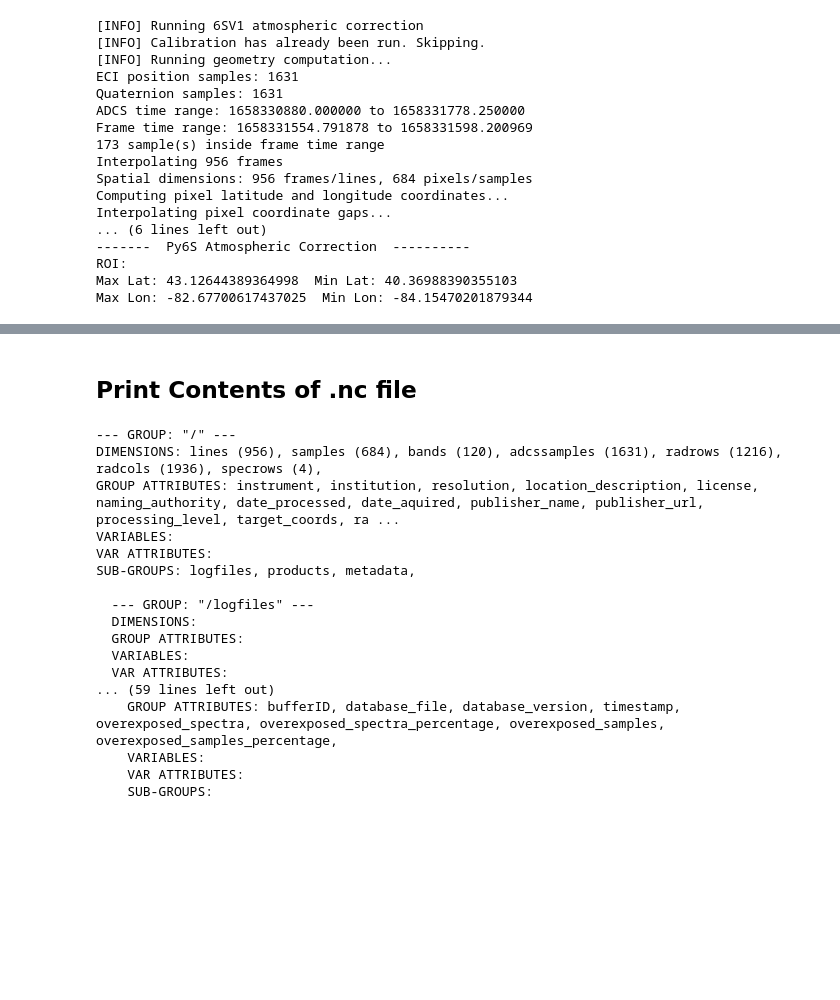
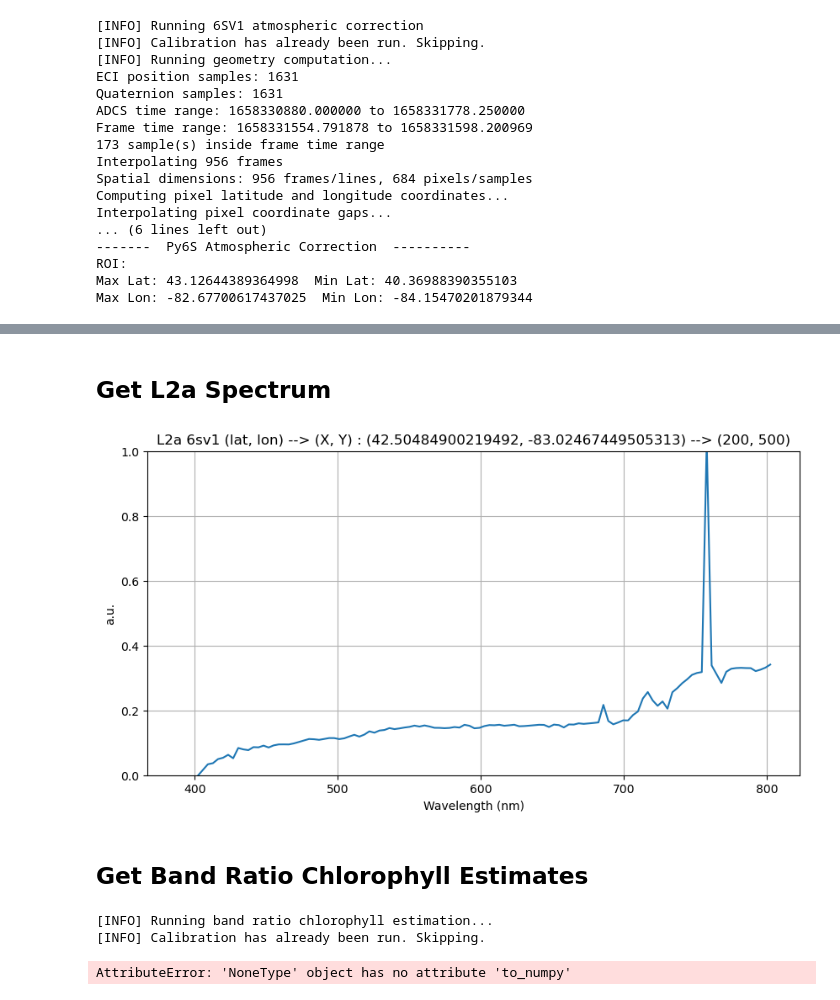
Before and after one commit to NTNU-SmallSat-Lab/hypso-package, a Jupyter notebook: demo/demo.ipynb, the cells around one changed output, grey strips where cells are left out. Cells and saved outputs as stored; diff of their text form; code cells hidden in the pictures; blank space fills up the shorter version.

```diff
--- a/demo/demo.ipynb
+++ b/demo/demo.ipynb
@@ -156,25 +241,17 @@ Skipping cluster_id 5
+# %% [markdown]
+## Get L2a Spectrum
+# %%
+l2a_spectrum = satobj.get_l2a_spectrum(latitude=lat, longitude=lon, product="6sv1")
+
+satobj.plot_l2a_spectrum(latitude=lat, longitude=lon, product="6sv1")
+# %% [output]
+[figure, added]
 # %% [markdown]
-## Print Contents of .nc file
+## Get Band Ratio Chlorophyll Estimates
-# %%
-from hypso.utils import print_nc
-
-# Print Attributes and Groups of .nc file generated
-print_nc(nc_file=nc_file)
-# %% [output]
---- GROUP: "/" ---
-DIMENSIONS: lines (956), samples (684), bands (120), adcssamples (1631), radrows (1216), radcols (1936), specrows (4),
-GROUP ATTRIBUTES: instrument, institution, resolution, location_description, license, naming_authority, date_processed, date_aquired, publisher_name, publisher_url, processing_level, target_coords, ra ...
-VARIABLES:
-VAR ATTRIBUTES:
-SUB-GROUPS: logfiles, products, metadata,
-
-  --- GROUP: "/logfiles" ---
-  DIMENSIONS:
-  GROUP ATTRIBUTES:
-  VARIABLES:
-  VAR ATTRIBUTES:
-... (59 lines left out)
-    GROUP ATTRIBUTES: bufferID, database_file, database_version, timestamp, overexposed_spectra, overexposed_spectra_percentage, overexposed_samples, overexposed_samples_percentage,
-    VARIABLES:
-    VAR ATTRIBUTES:
-    SUB-GROUPS:
+# %%
+satobj.generate_chlorophyll_estimates(product="band_ratio")
+satobj.get_chlorophyll_estimates(product="band_ratio")
+# %% [output]
+[INFO] Running band ratio chlorophyll estimation...
+[INFO] Calibration has already been run. Skipping.
+AttributeError: 'NoneType' object has no attribute 'to_numpy'
```
Also changed, not shown: parts of 27 cells of this notebook, 2 other files.
